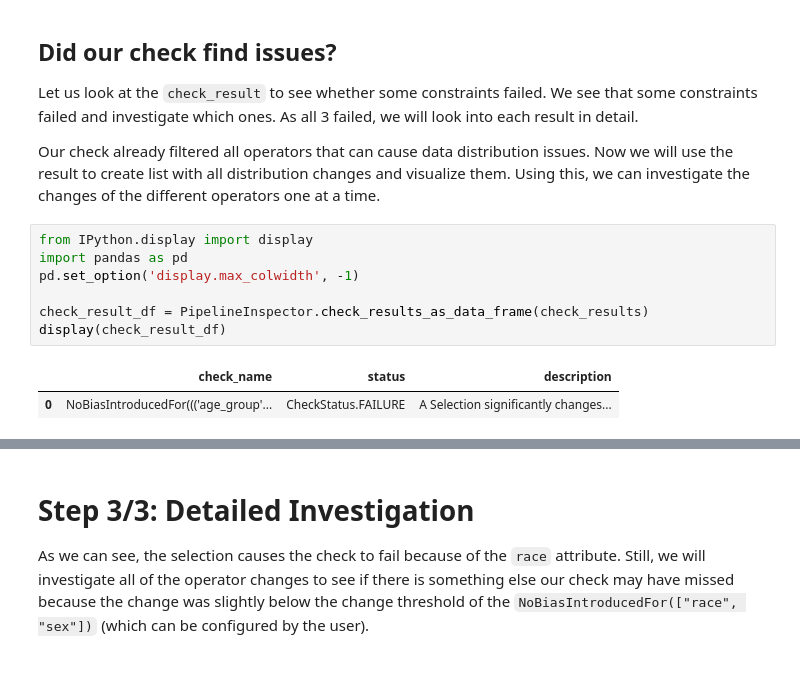
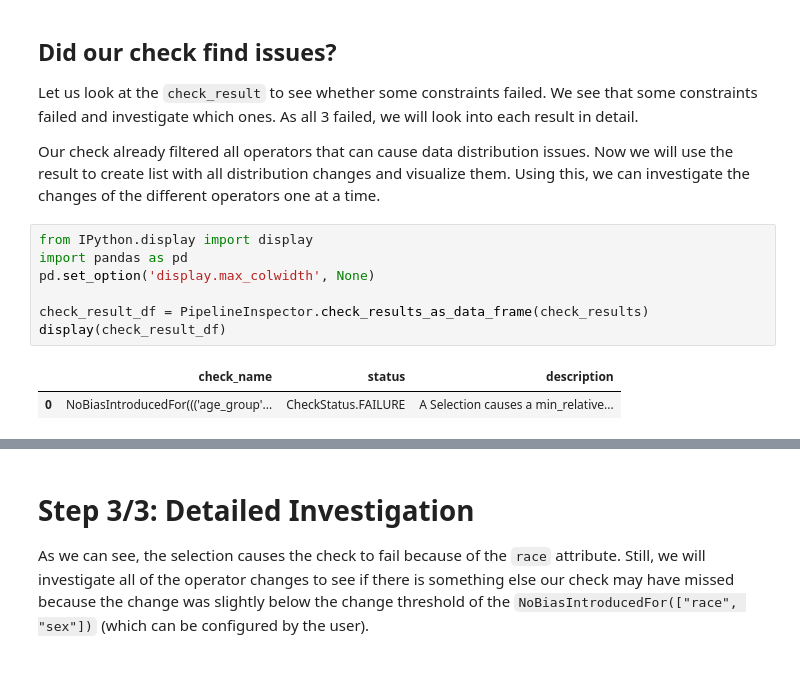
Before and after one commit to stefan-grafberger/mlinspect, a Jupyter notebook: experiments/user_interviews/healthcare_task.ipynb, the cells around one changed output, grey strips where cells are left out. Saved outputs shown, nothing was run; the diff lists cells and outputs as text.

```diff
--- a/experiments/user_interviews/healthcare_task.ipynb
+++ b/experiments/user_interviews/healthcare_task.ipynb
@@ -113,13 +113,13 @@ Our check already filtered all operators that can cause data distribution issues
 # %%
 from IPython.display import display
 import pandas as pd
-pd.set_option('display.max_colwidth', -1)
+pd.set_option('display.max_colwidth', None)
 
 check_result_df = PipelineInspector.check_results_as_data_frame(check_results)
 display(check_result_df)
 # %% [output]
 |  | check_name | status | description |
-| 0 | NoBiasIntroducedFor((('age_group'... | CheckStatus.FAILURE | A Selection significantly changes... |
+| 0 | NoBiasIntroducedFor((('age_group'... | CheckStatus.FAILURE | A Selection causes a min_relative... |
 # %%
 no_bias_check_result = check_results[NoBiasIntroducedFor(['age_group', 'race'])]
 
```
Also changed, not shown: parts of 3 cells of this notebook, 6 other files.
